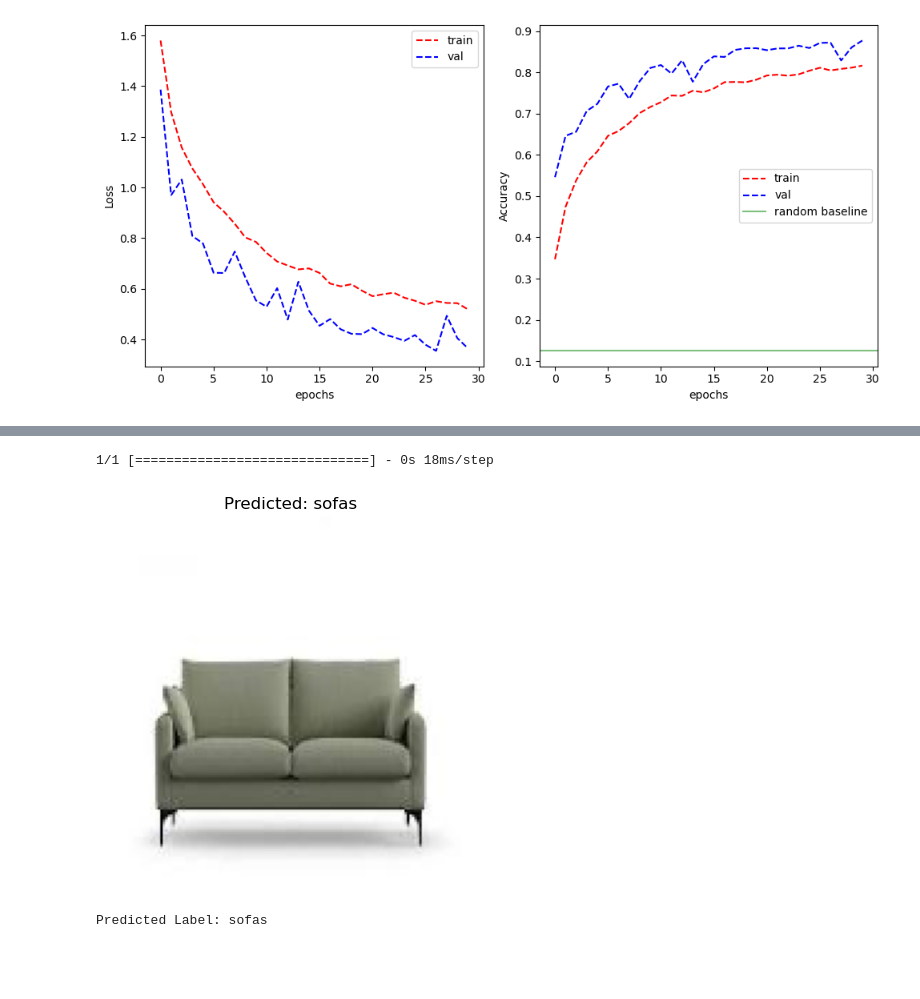
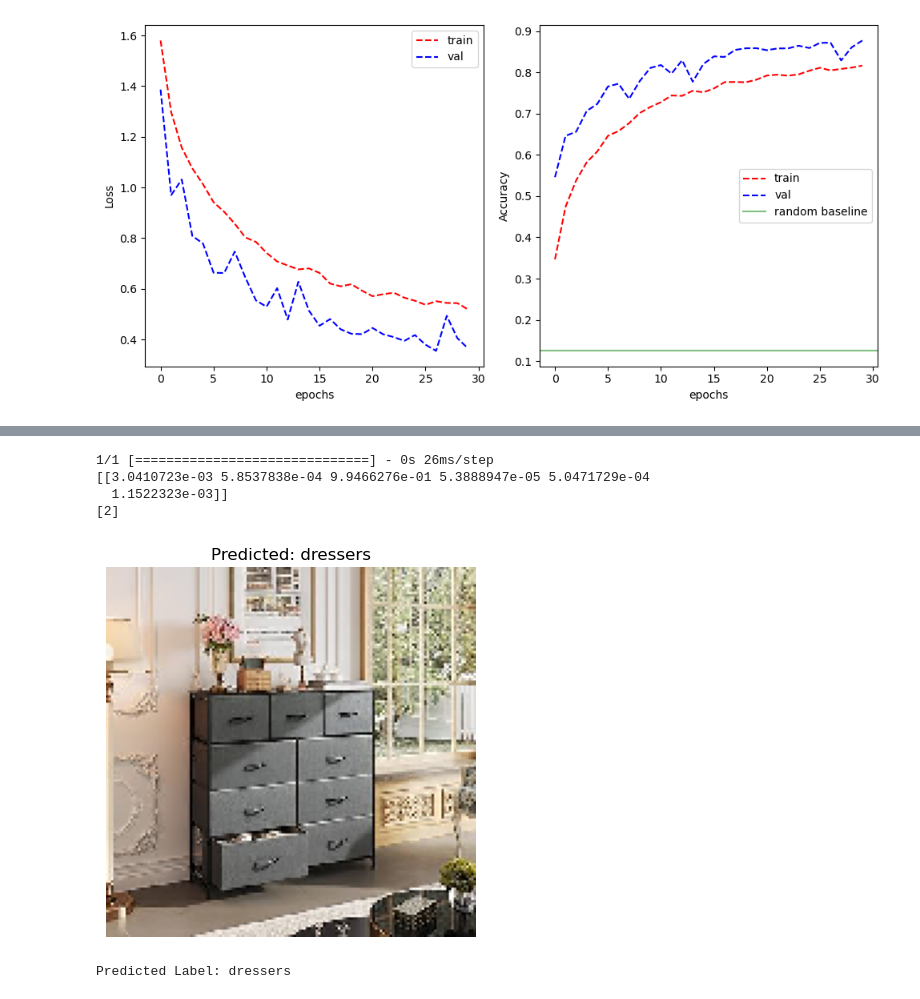
Before and after one commit to kaito274/COSC2753---Assignment2, a Jupyter notebook: Task1_CNN.ipynb, the cells around one changed output, grey strips where cells are left out. Drawn from its saved outputs; the diff is of its cells as text; code cells hidden in the pictures; blank space fills up the shorter version.

```diff
--- a/Task1_CNN.ipynb
+++ b/Task1_CNN.ipynb
@@ -612,14 +514,57 @@ def predict_single_image(image_path, model, target_size=(150, 150)):
     plt.show()
 
     return predicted_label
+# %%
+import numpy as np
+import matplotlib.pyplot as plt
+from tensorflow.keras.preprocessing.image import load_img, img_to_array
+from tensorflow.keras.models import load_model
+import cv2
+
+def predict_single_image(image_path, model, target_size=(150, 150)):
+    # Load and preprocess the image
+    img = load_img(image_path, target_size=target_size)  # Load and resize the image
+    img_array = img_to_array(img)  # Convert the image to a numpy array
+
+    # Apply Gaussian Blur
+    # blurred_image = cv2.GaussianBlur(img_array, (5, 5), 0)
+    blurred_image = cv2.bilateralFilter(img_array.astype('uint8'), 9, 20, 20)
+    # blurred_image = cv2.medianBlur(img_array.astype('uint8'), 5)
+
+    # Normalize the image array
+    img_normalized = blurred_image / 255.0
+
+    # Add batch dimension
+    img_batch = np.expand_dims(img_normalized, axis=0)
+
+    # Predict the class
+    prediction = model.predict(img_batch)
+    print(prediction)
+    predicted_class = np.argmax(prediction, axis=1)
+
+    # Optionally, decode the predictions
+    class_labels = {0: 'beds', 1: 'chairs', 2: 'dressers', 3: 'lamps', 4: 'sofas', 5: 'tables'}
+    predicted_label = class_labels[predicted_class[0]]
+
+    # Display the image and the prediction
+    # plt.imshow(cv2.cvtColor(blurred_image.astype('uint8'), cv2.COLOR_BGR2RGB))
+    plt.imshow(blurred_image.astype('uint8'))
+    plt.title(f"Predicted: {predicted_label}")
+    plt.axis('off')  # Turn off axis labels
+    plt.show()
+
+    return predicted_label
 # %%
 
-image_path = './query_image/images.jpg'
-
+image_path = './query_image/dresser.jpg'
+# model = tf.keras.models.load_model('model1.h5')
 # Call the function
 predicted_label = predict_single_image(image_path, model)
 print("Predicted Label:", predicted_label)
 # %% [output]
-1/1 [==============================] - 0s 18ms/step
+1/1 [==============================] - 0s 26ms/step
+[[3.0410723e-03 5.8537838e-04 9.9466276e-01 5.3888947e-05 5.0471729e-04
+  1.1522323e-03]]
+[2]
-[figure, old version]
+[figure, new version]
-Predicted Label: sofas
+Predicted Label: dressers
```
Also changed, not shown: parts of 46 cells of this notebook.
